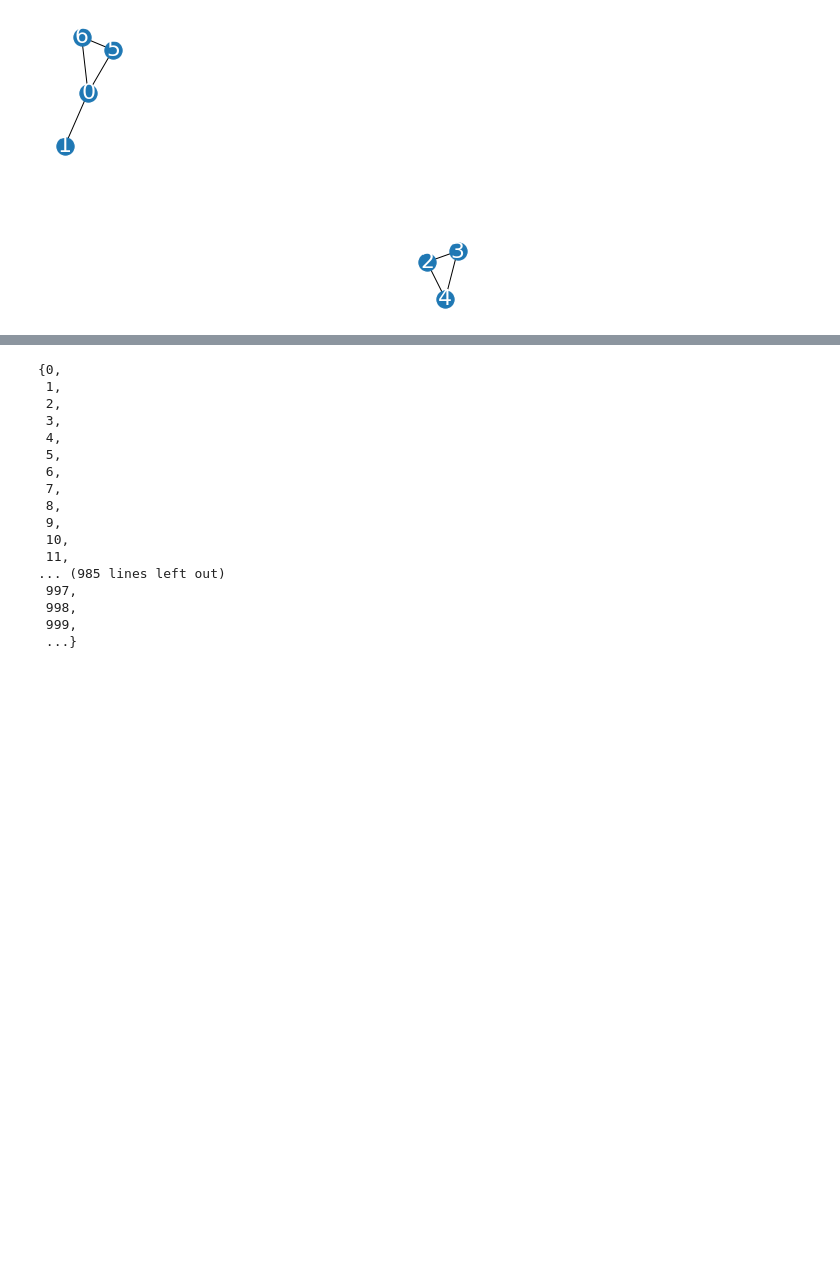
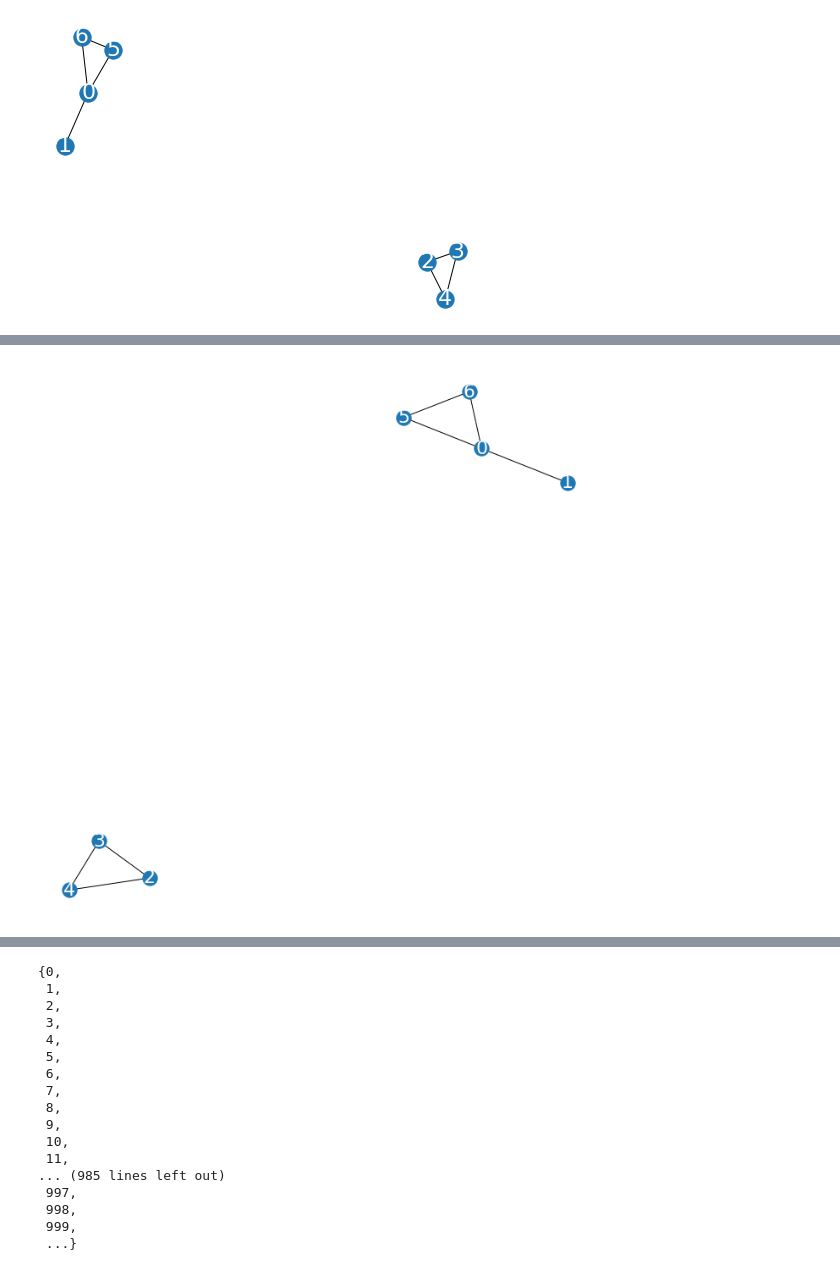
Before and after one commit to MateuszS312/Complex_evolving_networks, a Jupyter notebook: complex_evolving_networks.ipynb, the cells around one changed output, grey strips where cells are left out. Drawn from its saved outputs; the diff is of its cells as text; code cells hidden in the pictures; blank space fills up the shorter version.

```diff
--- a/complex_evolving_networks.ipynb
+++ b/complex_evolving_networks.ipynb
@@ -723,6 +735,11 @@ nx_graph=nx.Graph(graph)
 H = nx.Graph()
 H.add_nodes_from(sorted(nx_graph.nodes(data=True)))
 H.add_edges_from(nx_graph.edges(data=True))
+# %%
+    plt.figure(figsize=(9,9))
+    nx.draw(H,label=graph, font_size=22, font_color="white", with_labels=True)
+# %% [output]
+[figure, added]
 # %%
 for row in color:
     plt.figure(figsize=(9,9))
```
Also changed, not shown: parts of 16 cells of this notebook, 1 other file.
